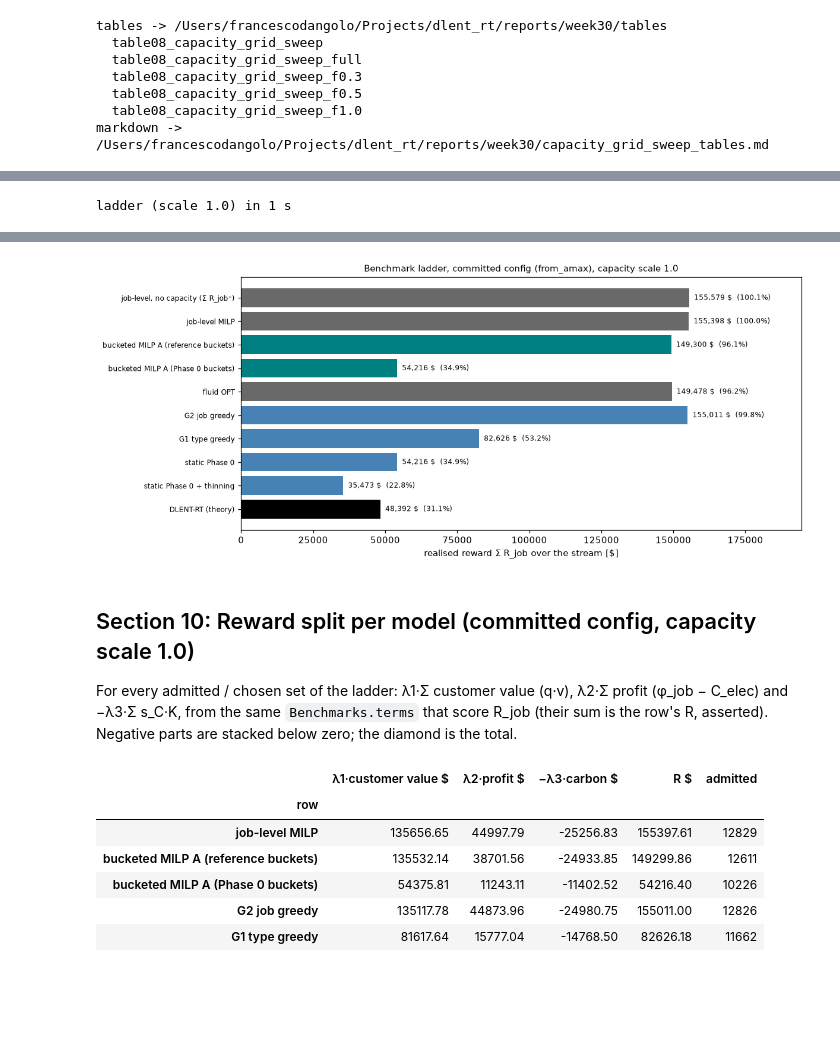
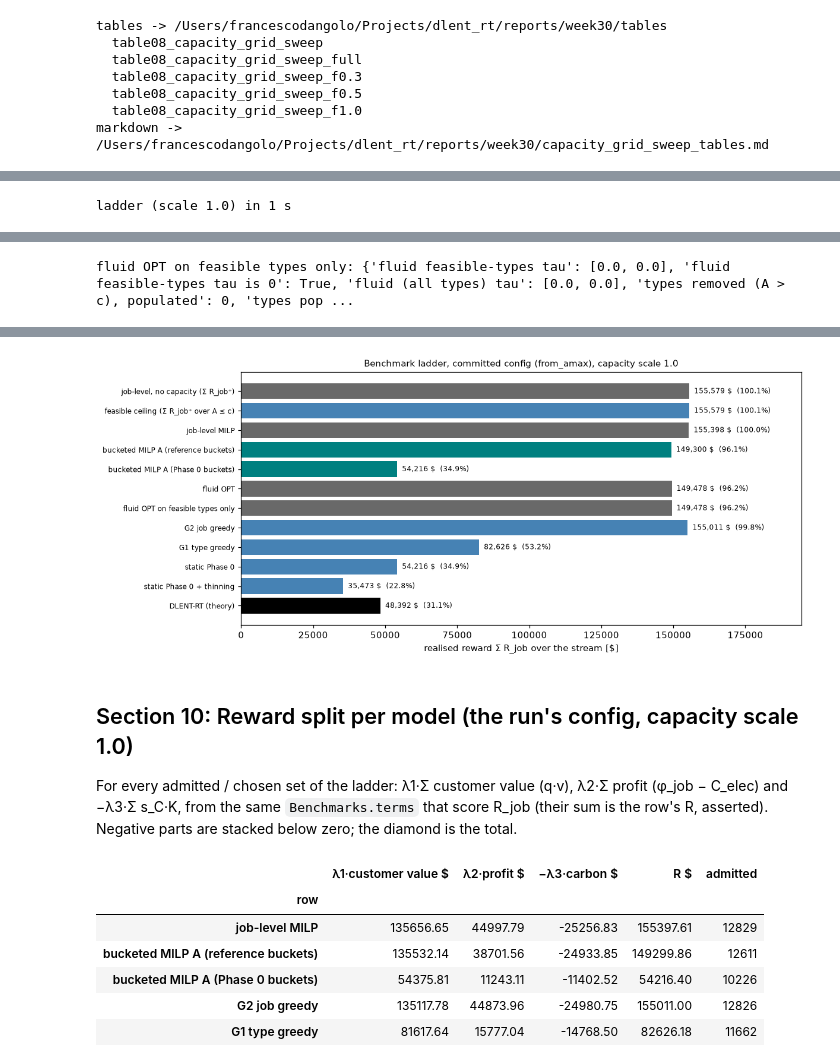
Before and after one commit to dangolofrancesco/dlent_rt, a Jupyter notebook: notebooks/03_main_algorithm_analysis.ipynb, the cells around one changed output, grey strips where cells are left out. Cells and saved outputs as stored; diff of their text form; code cells hidden in the pictures; blank space fills up the shorter version.

```diff
--- a/notebooks/03_main_algorithm_analysis.ipynb
+++ b/notebooks/03_main_algorithm_analysis.ipynb
@@ -98,12 +107,11 @@ for _p in (BATCH_CSV, GRID_CSV):
     if not _p.is_file():
         raise FileNotFoundError(f"required input not found: {_p}")
 
-# the COMMITTED configs/default.yaml (see the run marker above), through a temporary file deleted after loading
-CONFIG_PATH.write_text(_git("show", "HEAD:configs/default.yaml") + "\n")
-try:
-    cfg_committed = load_config(CONFIG_PATH)
-finally:
-    CONFIG_PATH.unlink()
+# the COMMITTED configs/default.yaml (+ the named regime's capacity, see the run marker), via a temporary file
+sys.path.insert(0, str(ROOT / "scripts"))
+from regime_config import committed_with_regime
+cfg_committed, REG_INFO = committed_with_regime(REGIME)
+assert REG_INFO["commit"] == GIT_COMMIT and REG_INFO["default_blob"] == YAML_BLOB and REG_INFO["regime_blob"] == REGIME_BLOB
 cfg = apply_overrides(cfg_committed, {"data.batch_csv": str(BATCH_CSV), "data.grid_csv": str(GRID_CSV)})
 BASE = apply_overrides(cfg, {"bid.sigma": 0.3})
 # Notebook-only guard: the analysis is run with n0 = 10,000 (|stream| = 15,308), the value configs/default.yaml
@@ -1139,7 +1161,7 @@ Figures are re-rendered by re-running the plotting cells above on the results al
 the admitted-R<0 summary are arithmetic on those results.
 # %%
 import io, contextlib
-REPORT_DIR = ROOT / "reports" / "week30"
+REPORT_DIR = ROOT / "reports" / "week30" / (f"{REGIME_TAG}_nb" if REGIME else "")   # a named regime writes apart
 FIG_DIR, TAB_DIR = REPORT_DIR / "figures", REPORT_DIR / "tables"
 FIG_DIR.mkdir(parents=True, exist_ok=True)
 TAB_DIR.mkdir(parents=True, exist_ok=True)
@@ -1338,7 +1360,7 @@ sweep_cfgs = {
     for f in SWEEP_FRACTIONS for g, (k, h) in SWEEP_GRIDS.items()
 }
 t_sw = time.time()
-with ProcessPoolExecutor(max_workers=len(sweep_cfgs), mp_context=mp.get_context("spawn")) as pool:
+with ProcessPoolExecutor(max_workers=min(4, len(sweep_cfgs)), mp_context=mp.get_context("spawn")) as pool:  # ~1 GB each
     futs = {key: pool.submit(run_one, c, f"fraction={key[0]} {key[1]}", MILP_TIME_LIMIT)
             for key, c in sweep_cfgs.items()}
     SW = {key: fu.result() for key, fu in futs.items()}
@@ -1518,7 +1550,7 @@ objective ("believed", Σ r̃·x) and with its realised value. With the referenc
 pieces are exactly "per-job vs bucketed rewards" and "bucketed MILP vs fluid relaxation".
 # %%
 import shutil
-FIGS_DIR = REPORT_DIR / "figs"
+FIGS_DIR = ROOT / "reports" / "week30" / f"figs_{REGIME_TAG}" if REGIME else REPORT_DIR / "figs"
 FIGS_DIR.mkdir(parents=True, exist_ok=True)
 MILP_TL = 600.0
 
@@ -1533,15 +1565,33 @@ def ladder_tables(B, opt, admits):
     admitted masks of the policies ({row: mask}). Returns (ladder, decomposition, milps, admitted sets per row)."""
     buck = {src: B.job_opt_bucketed(src, "true", time_limit=MILP_TL) for src in ("reference", "phase0")}
     fluid, job = B.fluid_opt(), opt["R_ip"]
+    # feasible ceiling: Σ R_job⁺ over the stream jobs that fit (A_ij <= c_i on every resource)
+    fits = ~np.any(B.S.A > B.c[None, :], axis=1)
+    ceiling = float(np.maximum(B.R, 0)[fits].sum())
+    # fluid OPT on feasible types only: the same LP-RS on the reference state, types whose A exceeds c removed
+    ref = B.reference_state
+    _, _, A_ref = type_arrays(ref.type_space, ref.grid)
+    feas_t = ~np.any(A_ref > B.c[None, :], axis=1)
+    lp_feas = solve_lp_rs(p=ref.p * feas_t, r=ref.r_tilde, v=ref.v, c=B.c, presolve=BASE.lp.presolve)
+    fluid_feas = float(lp_feas.optimum) * B.T
     rows = [("job-level, no capacity (Σ R_job⁺)", opt["R_nocap"], None),
+            ("feasible ceiling (Σ R_job⁺ over A ≤ c)", ceiling, None),
             ("job-level MILP", job, opt["x"]),
             ("bucketed MILP A (reference buckets)", buck["reference"]["R_real"], buck["reference"]["x"]),
             ("bucketed MILP A (Phase 0 buckets)", buck["phase0"]["R_real"], buck["phase0"]["x"]),
             ("fluid OPT", fluid, None),
+            ("fluid OPT on feasible types only", fluid_feas, None),
             *[(k, B.score(m), m) for k, m in admits.items()]]
-    lad = pd.DataFrame([{"row": r, "realised $": v, "% of job-level MILP": 100 * v / job} for r, v, _ in rows])
+    lad = pd.DataFrame([{"row": r, "realised $": v, "% of job-level MILP": 100 * v / job,
+                         "% of feasible ceiling": 100 * v / ceiling} for r, v, _ in rows])
     lad = lad.set_index("row")
     lad["gap to row above $"] = -lad["realised $"].diff()
+    info = {"fluid feasible-types tau": np.round(lp_feas.tau, 6).tolist(),
+            "fluid feasible-types tau is 0": bool(np.all(lp_feas.tau <= 1e-12)),
+            "fluid (all types) tau": np.round(ref.tau, 6).tolist(),
+            "types removed (A > c), populated": int((~feas_t & (ref.p > 0)).sum()),
+            "types populated": int((ref.p > 0).sum()), "stream jobs that fit": int(fits.sum()),
+            "stream jobs": int(fits.size)}
     dec = []
     for src in ("reference", "phase0"):
         for kind, key in (("believed Σ r̃·x", "R_believed"), ("realised Σ R·x", "R_real")):
@@ -1560,7 +1610,7 @@ def ladder_tables(B, opt, admits):
                             for s, o in buck.items()]]).set_index("MILP")
     for o in buck.values():      # variant A is feasible for the job MILP: realised <= job OPT (within its gap)
         assert o["feasible_true"] and o["R_real"] <= job * (1 + max(opt["gap"], 0)) + 1e-6
-    return lad, dec, milps, {r: m for r, _, m in rows if m is not None}
+    return lad, dec, milps, {r: m for r, _, m in rows if m is not None}, info
 
 
 def plot_ladder(lad, title, name):
@@ -1614,11 +1664,29 @@ ADMITS0 = {"G2 job greedy": ALGS0["G2 (job greedy, R_job > 0)"]["admit"],
            "static Phase 0 + thinning": ALGS0["static Phase 0 (H) + thinning at cap"]["admit"],
            "DLENT-RT (theory)": ALGS0["DLENT-RT (online)"]["admit"]}
 t_lad = time.time()
-LAD0, DEC0, MILP0, SETS0 = ladder_tables(B0, R0["opt"], ADMITS0)
+LAD0, DEC0, MILP0, SETS0, INFO0 = ladder_tables(B0, R0["opt"], ADMITS0)
 print(f"ladder (scale 1.0) in {time.time() - t_lad:.0f} s")
-display(LAD0.style.format({"realised $": "{:,.2f}", "% of job-level MILP": "{:.2f}", "gap to row above $": "{:,.2f}"}))
+display(LAD0.style.format({"realised $": "{:,.2f}", "% of job-level MILP": "{:.2f}", "% of feasible ceiling": "{:.2f}", "gap to row above $": "{:,.2f}"}))
+print("fluid OPT on feasible types only:", INFO0)
+
+
+def static_thin_dlent(lad):
+    """static -> static + thinning -> DLENT-RT: cost of thinning and effect of learning / estimation."""
+    st_, th, dl = (lad.loc[k, "realised $"] for k in ("static Phase 0", "static Phase 0 + thinning", "DLENT-RT (theory)"))
+    job = lad.loc["job-level MILP", "realised $"]
+    return pd.DataFrame([
+        {"step": "static Phase 0", "$": st_, "% of job MILP": 100 * st_ / job, "change $": np.nan},
+        {"step": "static Phase 0 + thinning", "$": th, "% of job MILP": 100 * th / job,
+          "change $": th - st_, "attributed to": "cost of thinning (same frozen oracle)"},
+        {"step": "DLENT-RT (theory)", "$": dl, "% of job MILP": 100 * dl / job,
+          "change $": dl - th, "attributed to": "learning / estimation (ReInit, tests, phase-wise thinning)"},
+    ]).set_index("step")
+
+
+STD0 = static_thin_dlent(LAD0)
+display(STD0.style.format(precision=2))
 display(DEC0.style.format(precision=2))
 display(MILP0)
-plot_ladder(LAD0, "Benchmark ladder, committed config (from_amax), capacity scale 1.0", "fig09_ladder")
+plot_ladder(LAD0, f"Benchmark ladder, {REGIME or 'committed config (from_amax)'}, capacity scale 1.0", "fig09_ladder")
 # %% [output]
 ladder (scale 1.0) in 1 s
@@ -1636,0 +1707 @@ ladder (scale 1.0) in 1 s
+fluid OPT on feasible types only: {'fluid feasible-types tau': [0.0, 0.0], 'fluid feasible-types tau is 0': True, 'fluid (all types) tau': [0.0, 0.0], 'types removed (A > c), populated': 0, 'types pop ...
@@ -1648,6 +1724,6 @@ ladder (scale 1.0) in 1 s
-[figure, old version]
+[figure, new version]
 # %% [markdown]
-## Section 10: Reward split per model (committed config, capacity scale 1.0)
+## Section 10: Reward split per model (the run's config, capacity scale 1.0)
 
 For every admitted / chosen set of the ladder: λ1·Σ customer value (q·v), λ2·Σ profit (φ_job − C_elec) and
 −λ3·Σ s_C·K, from the same `Benchmarks.terms` that score R_job (their sum is the row's R, asserted). Negative parts are
```
Also changed, not shown: parts of 15 cells of this notebook, 21 other files.
